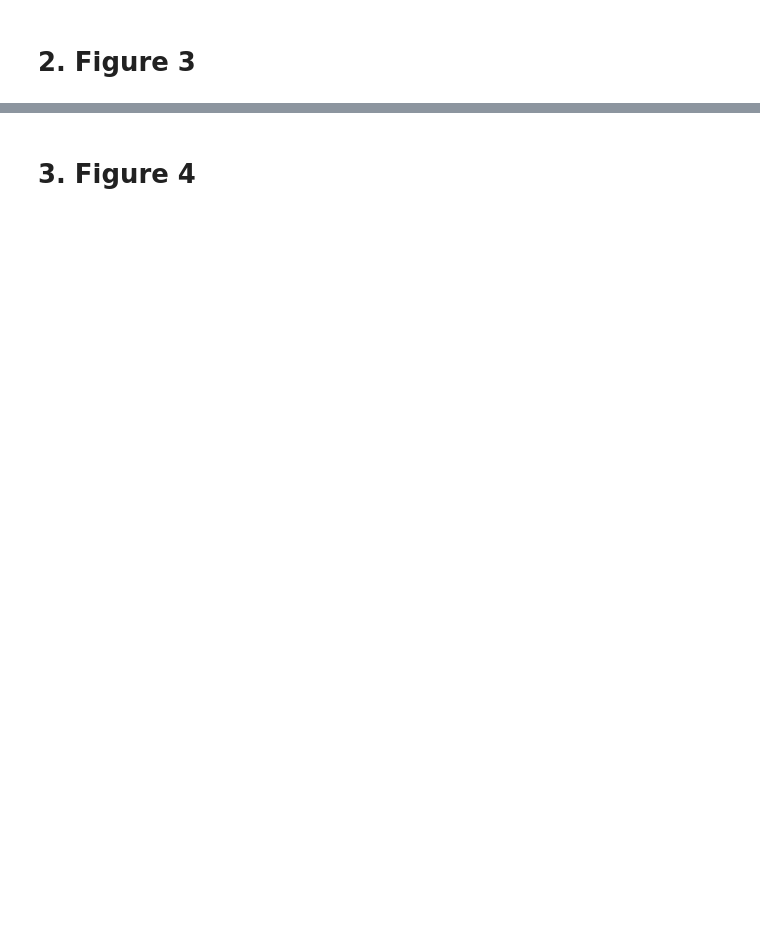
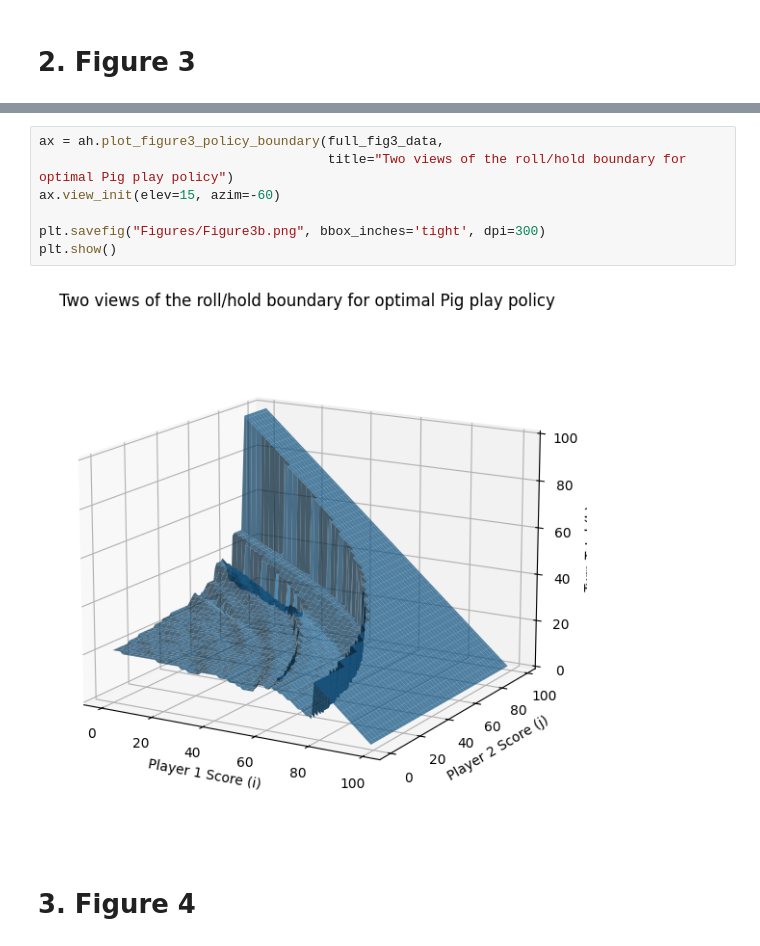
Before and after one commit to C-Rigby/Game_of_Pig_Assessment_3, a Jupyter notebook: Code/Pig_Figures.ipynb, the cells around one changed output, grey strips where cells are left out. Cells and saved outputs as stored; diff of their text form; blank space fills up the shorter version.

```diff
--- a/Code/Pig_Figures.ipynb
+++ b/Code/Pig_Figures.ipynb
@@ -59,2 +132,11 @@ print("restricted_k:", restricted_k)
+# %%
+ax = ah.plot_figure3_policy_boundary(full_fig3_data,
+                                     title="Two views of the roll/hold boundary for optimal Pig play policy")
+ax.view_init(elev=15, azim=-60)
+
+plt.savefig("Figures/Figure3b.png", bbox_inches='tight', dpi=300)
+plt.show()
+# %% [output]
+[figure, added]
 # %% [markdown]
 # 3. Figure 4
```
Also changed, not shown: parts of 8 cells of this notebook, 1 other file.
